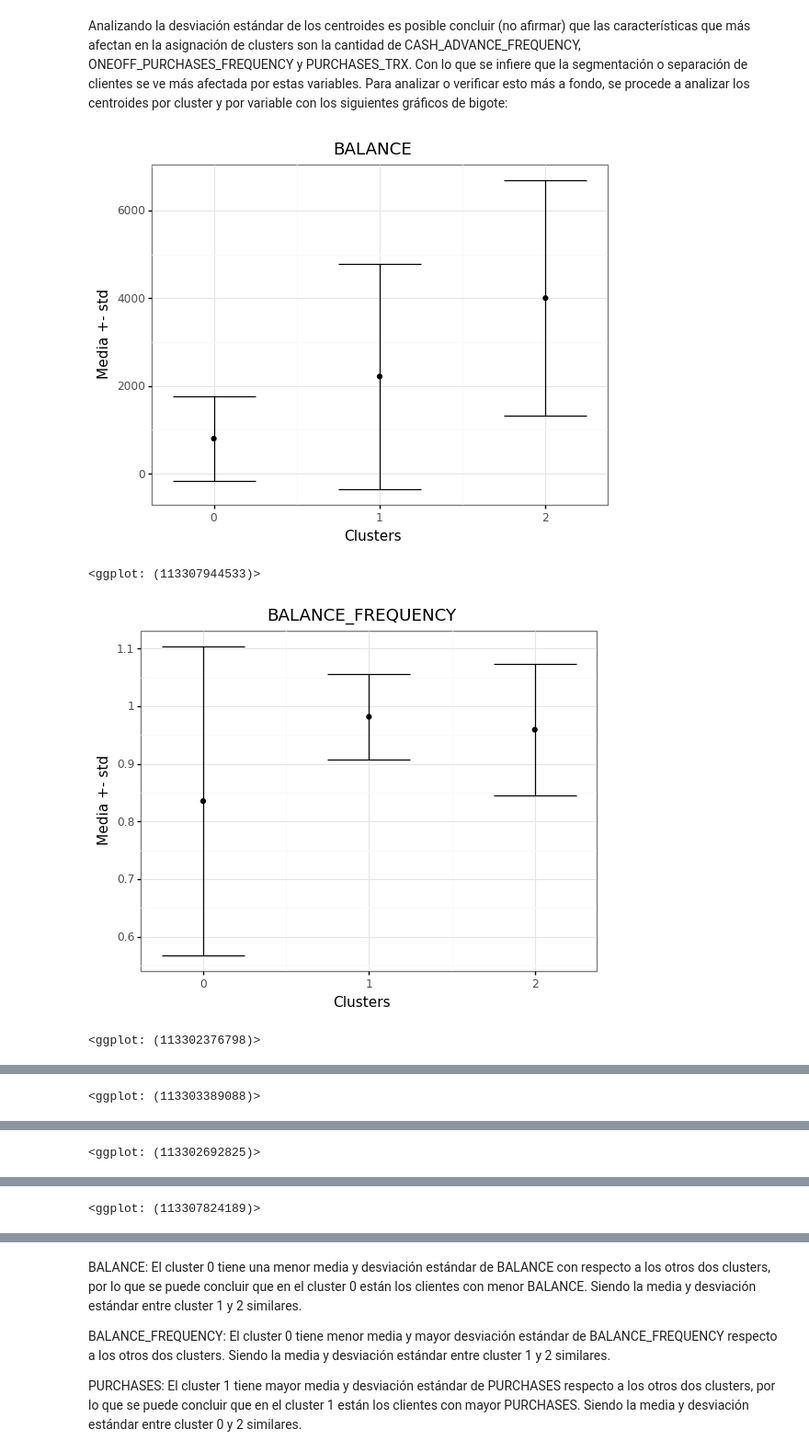
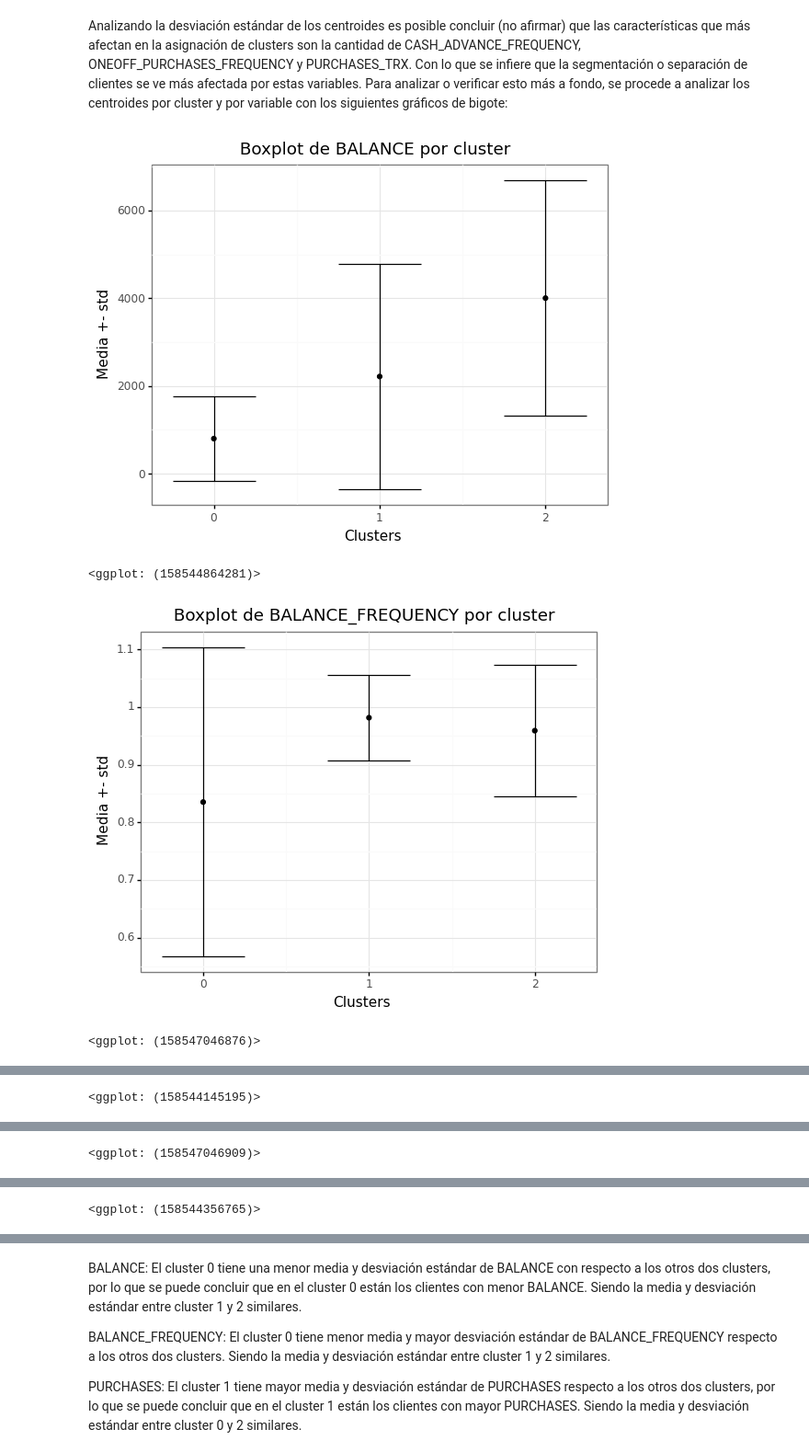
Before and after one commit to eolo-ws/proyecto-1-mineria-datos, a Jupyter notebook: proyecto-mineria-grupo-5.ipynb, the cells around one changed output, grey strips where cells are left out. Shown at 92% size. Drawn from its saved outputs; the diff is of its cells as text; code cells hidden in the pictures.

Commit message:
Le cambié los títulos a los boxplots

```diff
--- a/proyecto-mineria-grupo-5.ipynb
+++ b/proyecto-mineria-grupo-5.ipynb
@@ -411,26 +411,26 @@ Analizando la desviación estándar de los centroides es posible concluir (no af
 # %%
 df_arr = df.to_numpy()
 
 for i in range(17):
     #Analizando la variable que queremos ver
     varToAnalyze=i
     tempDF = pd.DataFrame(np.zeros(shape=(kmeans.n_clusters,2)),columns = ["mean","std"])
     for i in range(kmeans.n_clusters):
         tempDF["mean"][i]=df_arr[kmeans.labels_==i,varToAnalyze].mean()
         tempDF["std"][i]=df_arr[kmeans.labels_==i,varToAnalyze].std()
 
 
     #Crenado el gráfico
     display((ggplot(tempDF)
     +aes(x=range(kmeans.n_clusters),y="mean",ymin="mean-std",ymax="mean+std")
     +theme_bw()
     +geom_errorbar()
     +geom_point()
     +scale_x_continuous(breaks=range(kmeans.n_clusters))
-    +labs(x="Clusters",y="Media +- std",title=df.columns[varToAnalyze])
+    +labs(x="Clusters",y="Media +- std",title=f" Boxplot de {df.columns[varToAnalyze]} por cluster")
     ))
 # %% [output]
-[figure, old version]
+[figure, new version]
-<ggplot: (113307944533)>
+<ggplot: (158544864281)>
-[figure, old version]
+[figure, new version]
-<ggplot: (113302376798)>
+<ggplot: (158547046876)>
@@ -438 +438 @@ for i in range(17):
-<ggplot: (113303389088)>
+<ggplot: (158544145195)>
@@ -440 +440 @@ for i in range(17):
-<ggplot: (113302692825)>
+<ggplot: (158547046909)>
@@ -442 +442 @@ for i in range(17):
-<ggplot: (113307824189)>
+<ggplot: (158544356765)>
```
Also changed, not shown: parts of 7 cells of this notebook.
